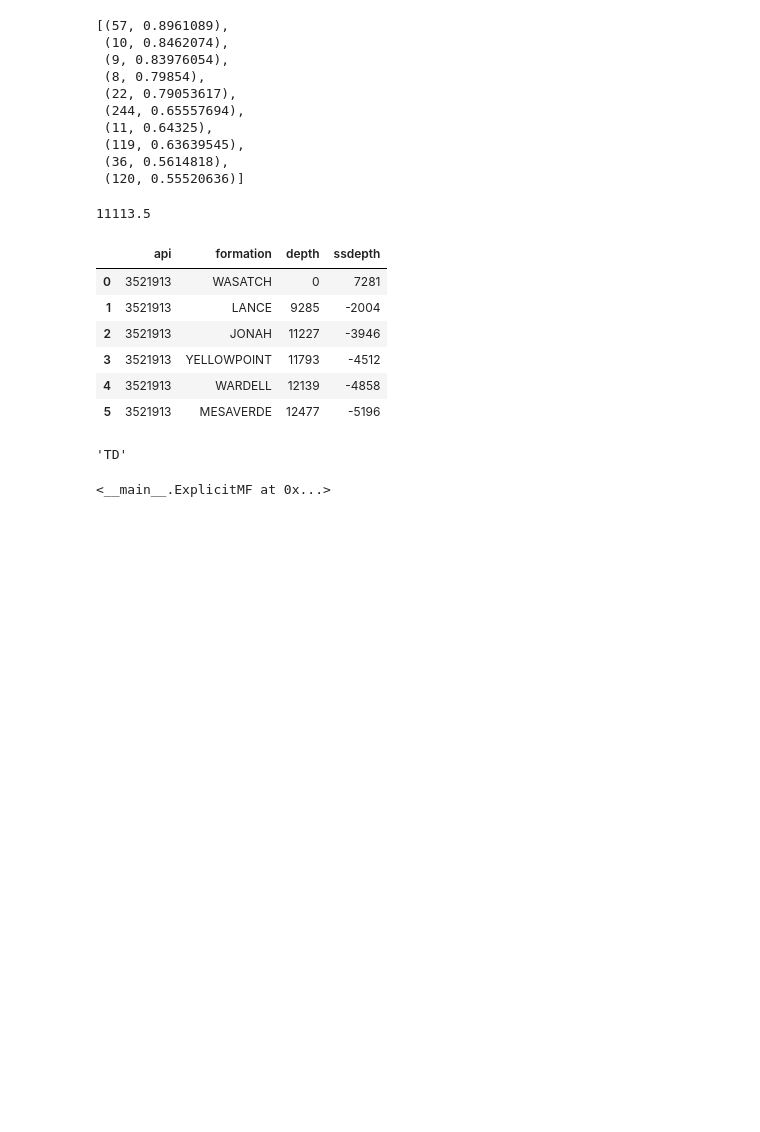
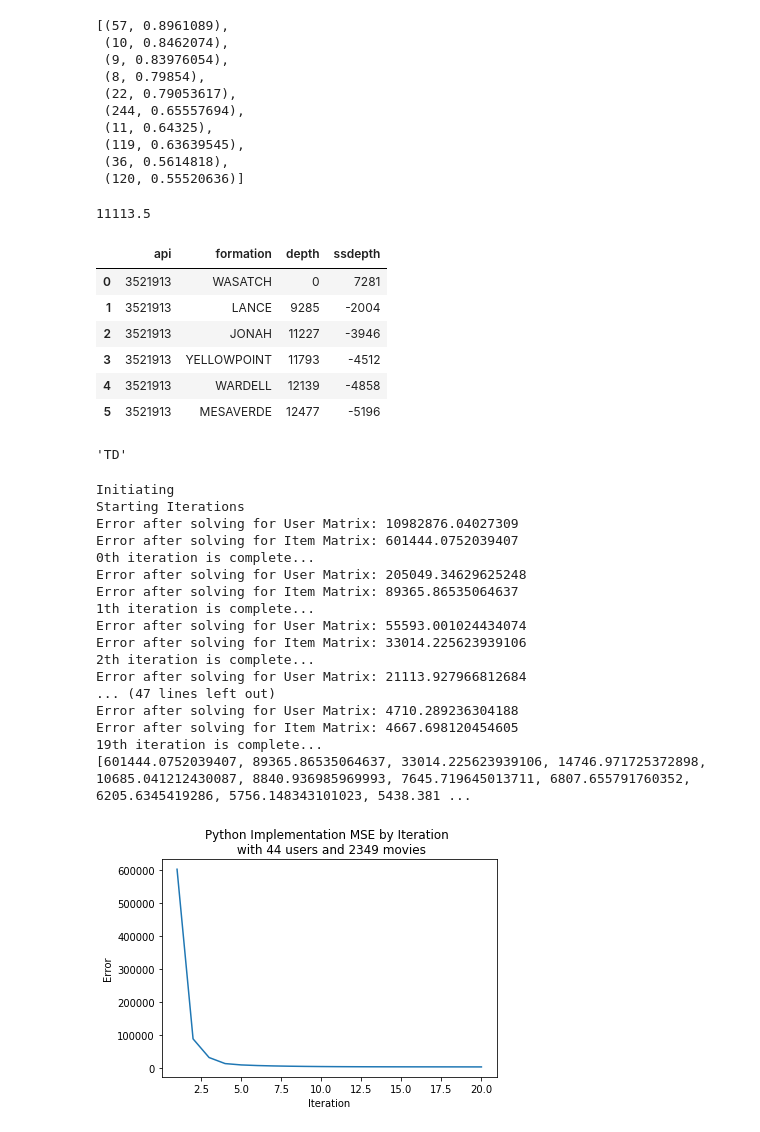
Before and after one commit to jessepisel/stratal-geometries, a Jupyter notebook: top depth recommender.ipynb, the cells around one changed output. Drawn from its saved outputs; the diff is of its cells as text; code cells hidden in the pictures; blank space fills up the shorter version.

```diff
--- a/top depth recommender.ipynb
+++ b/top depth recommender.ipynb
@@ -25,3 +28,9 @@ data=np.asarray(tops[['api', 'formation', 'depth']])
+# %%
+D_df = tops.pivot_table('depth', 'formation', 'api').fillna(0)
+# %%
+R =D_df.as_matrix()
+user_ratings_mean = np.mean(R, axis = 1)
+R_demeaned = R - user_ratings_mean.reshape(-1, 1)
 # %%
 n_wells = tops.api.unique().shape[0]
 n_formations = tops.formation.unique().shape[0]
@@ -63,6 +71,0 @@ Number of data points: 1264562
-# %%
-squirrel=[]
-from scipy import spatial
-
-for i in range(441):
-    squirrel.append(1-spatial.distance.cosine(formation_factors[:,1],formation_factors[:,i]))
@@ -279,7 +287,6 @@ def get_mse(pred, actual):
 MF_ALS = ExplicitMF(likes, n_factors=40, \
                     user_reg=0.0, item_reg=0.0)
 iter_array = [1, 2, 5, 10, 25, 50, 100]
-# %%
-MF_ALS
-# %% [output]
-<__main__.ExplicitMF at 0x...>
+# %%
+from sklearn.preprocessing import binarize
+A=binarize(R)
@@ -285,0 +337,21 @@ MF_ALS
+# %%
+runALS(R, A, 10, 2, 1)
+# %% [output]
+Initiating
+Starting Iterations
+Error after solving for User Matrix: 10982876.04027309
+Error after solving for Item Matrix: 601444.0752039407
+0th iteration is complete...
+Error after solving for User Matrix: 205049.34629625248
+Error after solving for Item Matrix: 89365.86535064637
+1th iteration is complete...
+Error after solving for User Matrix: 55593.001024434074
+Error after solving for Item Matrix: 33014.225623939106
+2th iteration is complete...
+Error after solving for User Matrix: 21113.927966812684
+... (47 lines left out)
+Error after solving for User Matrix: 4710.289236304188
+Error after solving for Item Matrix: 4667.698120454605
+19th iteration is complete...
+[601444.0752039407, 89365.86535064637, 33014.225623939106, 14746.971725372898, 10685.041212430087, 8840.936985969993, 7645.719645013711, 6807.655791760352, 6205.6345419286, 5756.148343101023, 5438.381 ...
+[figure, added]
```
Also changed, not shown: parts of 13 cells of this notebook.
